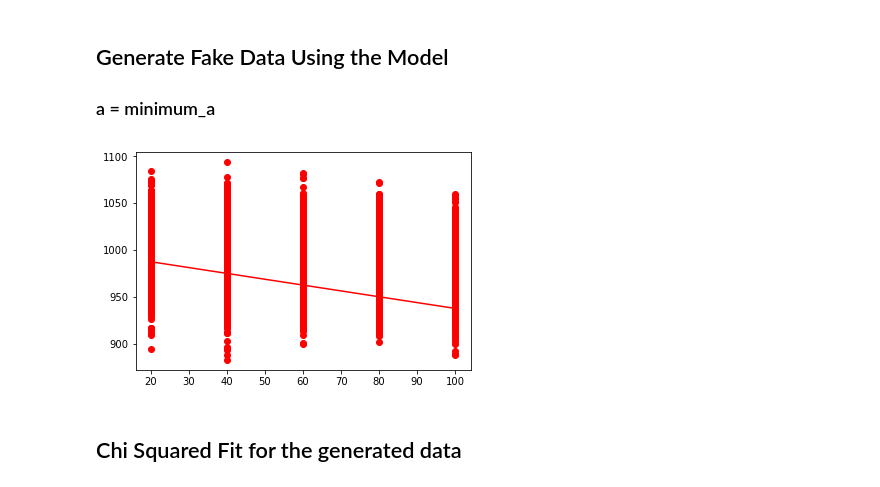
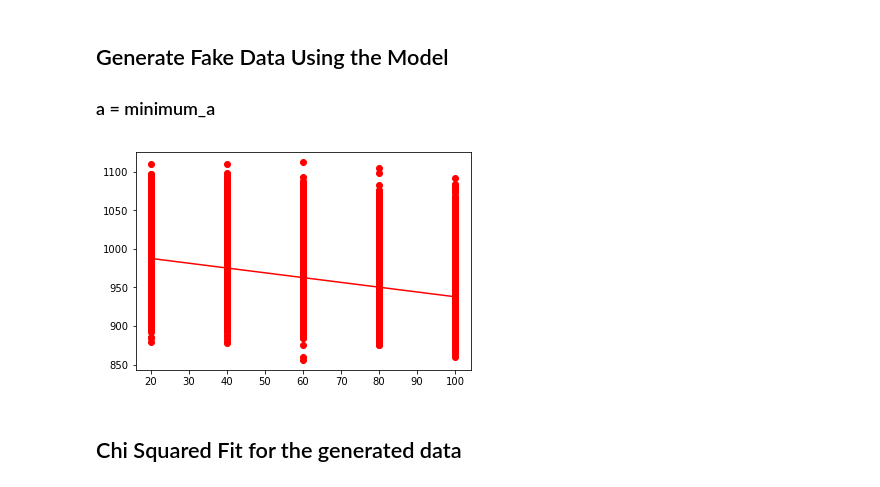
Before and after one commit to jeffschulthies/ASTR-3411, a Jupyter notebook: Week-5/Assignment.ipynb, the cells around one changed output. Cells and saved outputs as stored; diff of their text form; code cells hidden in the pictures.

Commit message:
Fixing graphs

```diff
--- a/Week-5/Assignment.ipynb
+++ b/Week-5/Assignment.ipynb
@@ -180,24 +181,24 @@ plt.show()
 # %%
 # TODO Change the normal distribution size
 
-generated_data_size = 1000
+generated_data_size = 10000
 minimum_number_photons = linear_model(minimum_a, x)
 
 # 2-D Array to store the generated normal distributions for each point
 generated_data = np.zeros([len(minimum_number_photons), generated_data_size])
 generated_data_x_ticks = np.zeros([len(minimum_number_photons), generated_data_size])
 for i, data in enumerate(minimum_number_photons):
     # Normal Distribution for each point
     generated_data[i] = np.random.normal(data, size=generated_data_size, scale=err_calc[i])
     generated_data_x_ticks[i] = np.repeat(x[i], generated_data_size)
     plt.plot(generated_data_x_ticks[i], generated_data[i], linestyle='None', color='red', marker='o')
 
 # Linear Model
 plt.plot(a, b, color='red')
 
 plt.show()
 # %% [output]
-[figure, old version]
+[figure, new version]
 # %% [markdown]
 ## Chi Squared Fit for the generated data
 # %%
```
Also changed, not shown: parts of 2 cells of this notebook.
